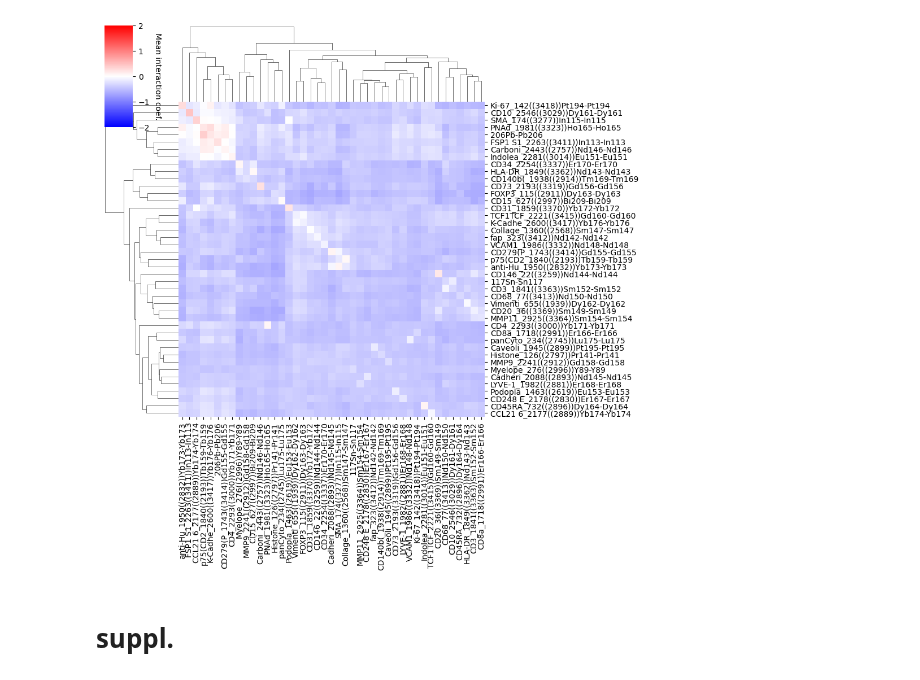
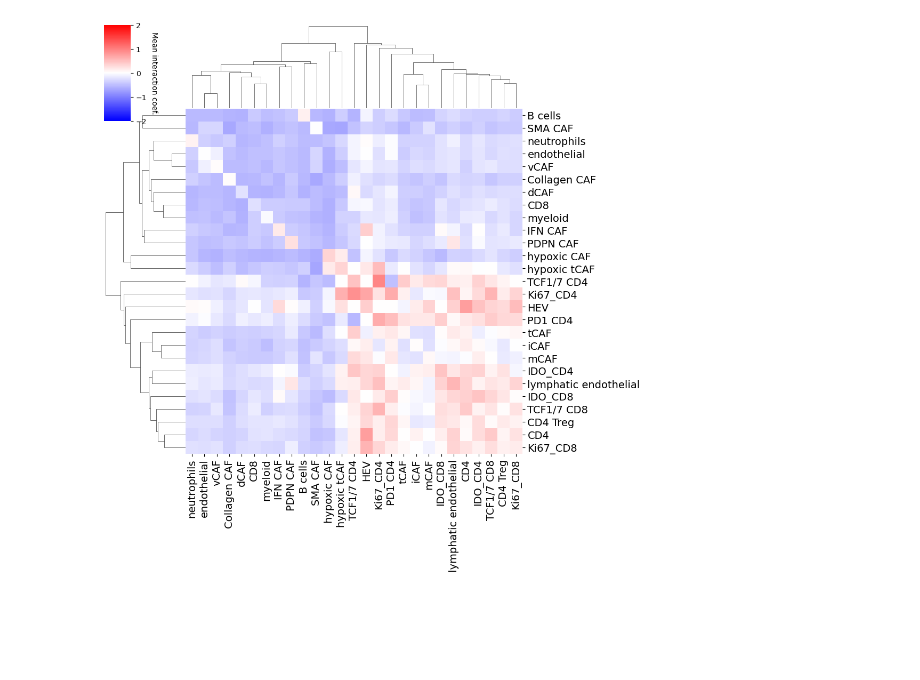
Before and after one commit to QBRC/multiTAP, a Jupyter notebook: notebooks/figure7.ipynb, the cells around one changed output. Cells and saved outputs as stored; diff of their text form; code cells hidden in the pictures; blank space fills up the shorter version.

Commit message:
updated figure 7

```diff
--- a/notebooks/figure7.ipynb
+++ b/notebooks/figure7.ipynb
@@ -74,8 +78,6 @@ spatial_pt_df
 # %%
-marker_cols = spatial_pt_df.columns[spatial_pt_df.columns.str.contains('cell_sum')]
-
 # average across patients for each cell type
-grouped_spatial = spatial_pt_df.groupby(["from"])[marker_cols].mean(numeric_only=False)
+grouped_spatial = spatial_pt_df.groupby(["cell_type"])[cell_type_cols].mean(numeric_only=False)
 
 # now, fill na with 0 temprary (ideally separate out in the cluster maps)
 grouped_spatial = grouped_spatial.fillna(0)
@@ -180,14 +104,0 @@ df_marker_spatial
-# %%
-# concatenate by roi_id and from marker
-df_marker_spatial = pd.concat(matrices, names=["ROI_ID", "from"])
-
-# make consistent naming
-df_marker_spatial.columns = [col.replace('_cell_sum','') for col in df_marker_spatial.columns]
-df_marker_spatial = df_marker_spatial.reset_index()
-
-# 0 is used to indicate not observed, but average over will skew the df
-df_marker_spatial = df_marker_spatial.replace(0, np.nan)
-
-# average across patients for each cell type
-grouped_spatial = df_marker_spatial.groupby(["from"])[df_marker_spatial.columns].mean(numeric_only=False)
-grouped_spatial
@@ -215,0 +105,7 @@ clean_spatial_cols = [cell_type.replace('_cell_sum', '') for cell_type in groupe
+# %%
+# clean up cell type names
+clean_spatial_names = [cell_type.replace('final_cell_type_', '') for cell_type in grouped_spatial.columns]
+
+# for better spacing
+clean_spatial_names =  [cell_type.replace('high endothelial venules (HEV)', 'HEV') for cell_type in clean_spatial_names]
+clean_spatial_names
@@ -216,22 +130,24 @@ clean_spatial_cols = [cell_type.replace('_cell_sum', '') for cell_type in groupe
 # %%
 
 %matplotlib inline
 epsilon = 1e-6
 
 clustergrid = sns.clustermap(grouped_spatial,
-                            # clustergrid = sns.clustermap(edge_percentage_norm,
                             center=np.log10(1 + epsilon), cmap='bwr', vmin=-2, vmax=2,
-                            xticklabels=clean_spatial_cols, yticklabels=clean_spatial_cols)
+                            xticklabels=clean_spatial_names, yticklabels=clean_spatial_names)
+
 
 # Remove y-axis label (index name from pandas DataFrame)
 clustergrid.ax_heatmap.set_ylabel("")
+clustergrid.ax_heatmap.set_xticklabels(clustergrid.ax_heatmap.get_xmajorticklabels(), fontsize=14)
+clustergrid.ax_heatmap.set_yticklabels(clustergrid.ax_heatmap.get_ymajorticklabels(), fontsize=14)
+# clustergrid.cax.tick_params(labelsize=22)
+
 
 # Add label to colorbar
 clustergrid.cax.set_ylabel("Mean interaction coef.", rotation=270, labelpad=15)
-# plt.savefig(os.path.join(BASE_CSV_DIR, 'supp_fig2.pdf'), format='pdf', dpi=300)
 
+# plt.savefig(os.path.join(BASE_CSV_DIR, 'figure_7b.pdf'), format='pdf', dpi=300)
 plt.show()
 # %% [output]
-[figure, old version]
+[figure, new version]
-# %% [markdown]
-# suppl.
```
Also changed, not shown: parts of 31 cells of this notebook.
